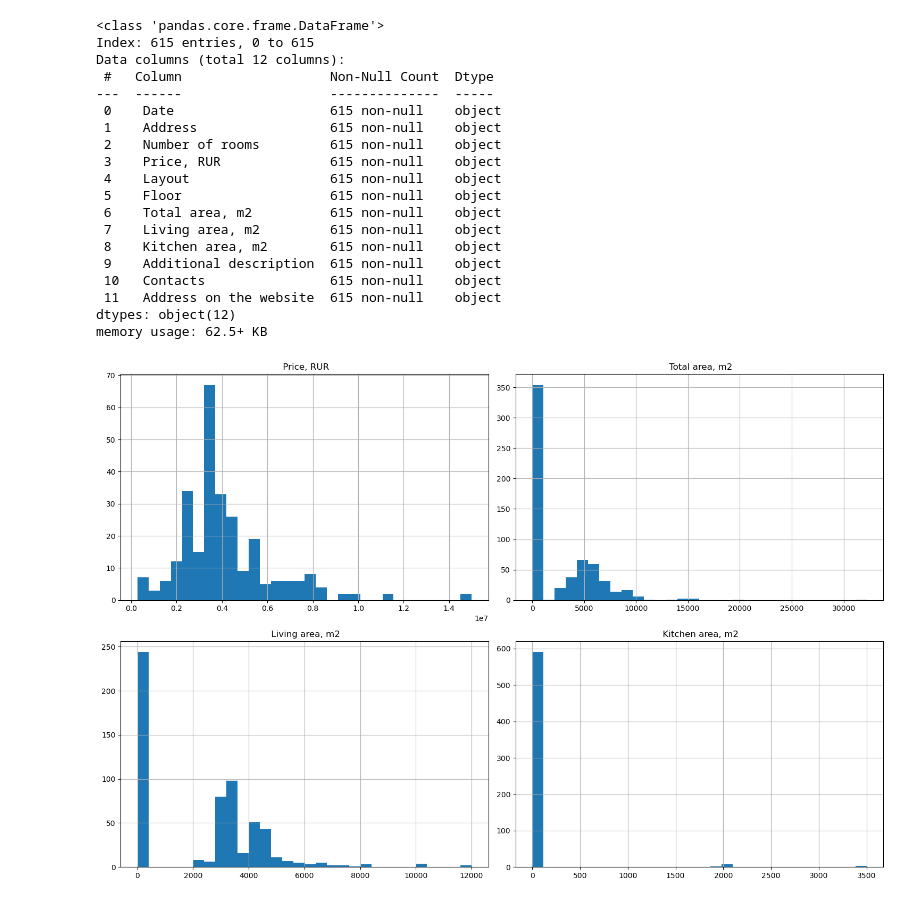
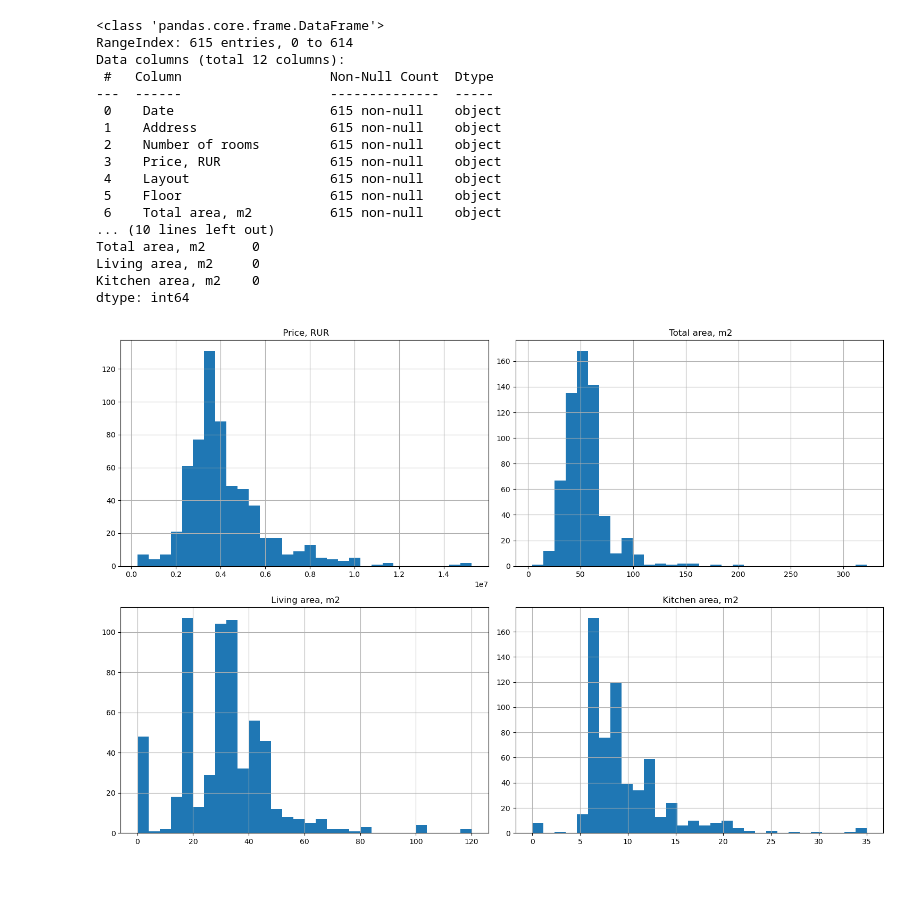
Before and after one commit to jndlsarthak/real-estate-project, a Jupyter notebook: notebook/eda_preprocessing.ipynb, the cells around one changed output. Saved outputs shown, nothing was run; the diff lists cells and outputs as text; code cells hidden in the pictures.

```diff
--- a/notebook/eda_preprocessing.ipynb
+++ b/notebook/eda_preprocessing.ipynb
@@ -34,41 +52,62 @@ df.isnull().sum()
 
 df.to_csv("../data/processed_real_estate_data.csv", index=False)
 # %%
+df = pd.read_csv("../data/processed_real_estate_data.csv")
 df.duplicated().sum()
 df = df.drop_duplicates() #getting the number of duplicated values and dropping them
 
 df.info()
 df.describe()
 
-#Using Histograms to visualise and check for Outliers
 cols_to_fix = [' Price, RUR', ' Total area, m2', ' Living area, m2', ' Kitchen area, m2']
+
+
+#cleaning value
+def clean_value(val, is_price=False):
+    try:
+        val = str(val).strip()
+        if is_price:
+            val = val.replace(',', '').replace(' ', '')
+        else:
+            val = val.replace(':', '.').replace(',', '.').replace(' ', '')
+        return float(val)
+    except:
+        return np.nan
+
+# Apply cleaning
 for col in cols_to_fix:
-    df[col] = pd.to_numeric(df[col].str.replace(',', '').str.strip(), errors='coerce')
+    if col == ' Price, RUR':
+        df[col] = df[col].apply(lambda x: clean_value(x, is_price=True))
+    else:
+        df[col] = df[col].apply(clean_value)
 
-df.hist(figsize=(15,10), bins=30)
+# Checking nulls
+print("\nNull values after conversion:")
+print(df[cols_to_fix].isnull().sum())
+
+# Plotting histograms
+df[cols_to_fix].hist(figsize=(15, 10), bins=30)
 plt.tight_layout()
 plt.show()
 # %% [output]
 <class 'pandas.core.frame.DataFrame'>
-Index: 615 entries, 0 to 615
+RangeIndex: 615 entries, 0 to 614
 Data columns (total 12 columns):
  #   Column                   Non-Null Count  Dtype
 ---  ------                   --------------  -----
  0    Date                    615 non-null    object
  1    Address                 615 non-null    object
  2    Number of rooms         615 non-null    object
  3    Price, RUR              615 non-null    object
  4    Layout                  615 non-null    object
  5    Floor                   615 non-null    object
  6    Total area, m2          615 non-null    object
- 7    Living area, m2         615 non-null    object
- 8    Kitchen area, m2        615 non-null    object
- 9    Additional description  615 non-null    object
- 10   Contacts                615 non-null    object
- 11   Address on the website  615 non-null    object
-dtypes: object(12)
-memory usage: 62.5+ KB
+... (10 lines left out)
+Total area, m2      0
+Living area, m2     0
+Kitchen area, m2    0
+dtype: int64
-[figure, old version]
+[figure, new version]
 # %%
 numeric_cols = df.select_dtypes(include=['float64', 'int64']).columns
 for col in numeric_cols:
```
Also changed, not shown: parts of 7 cells of this notebook, 7 other files.
